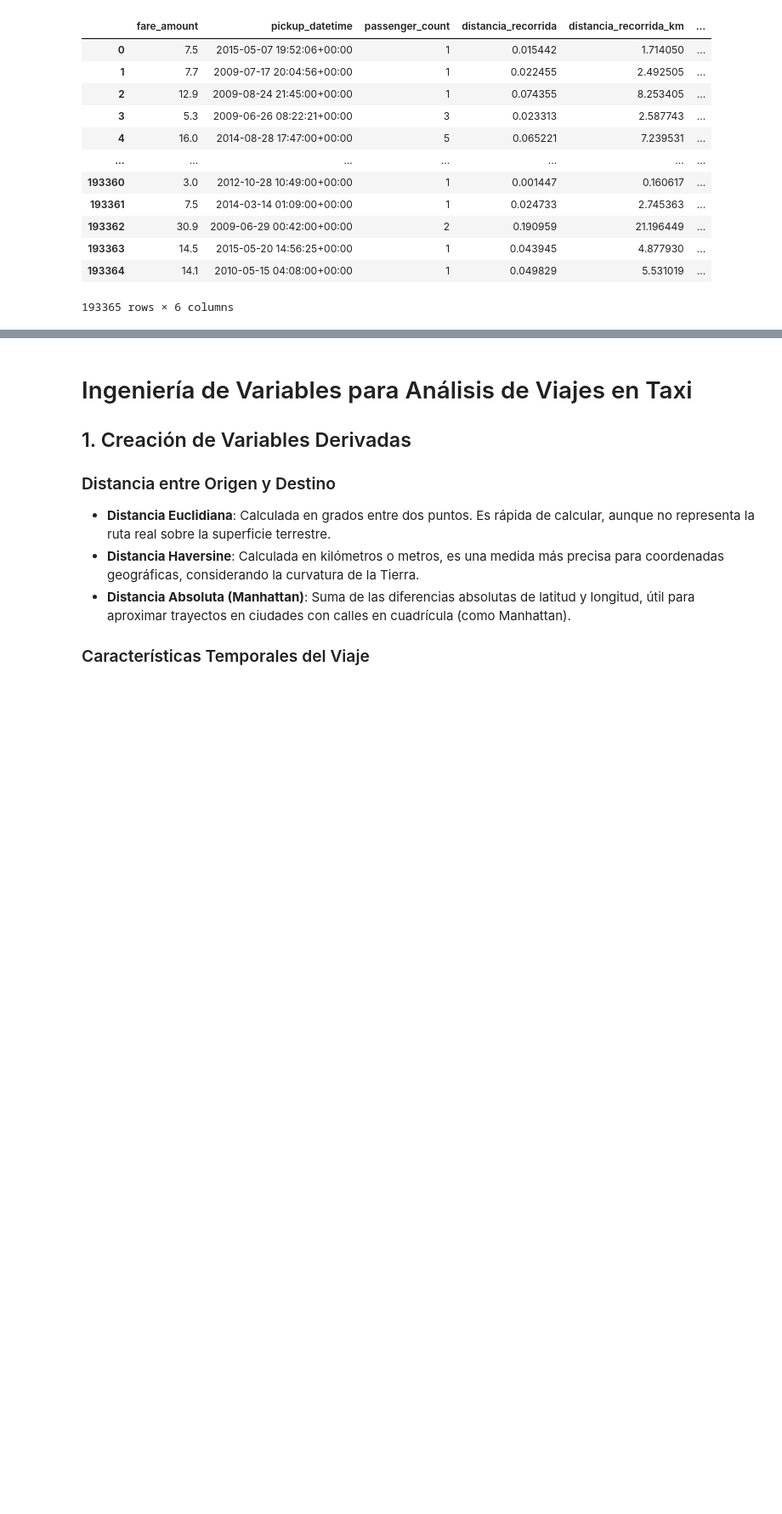
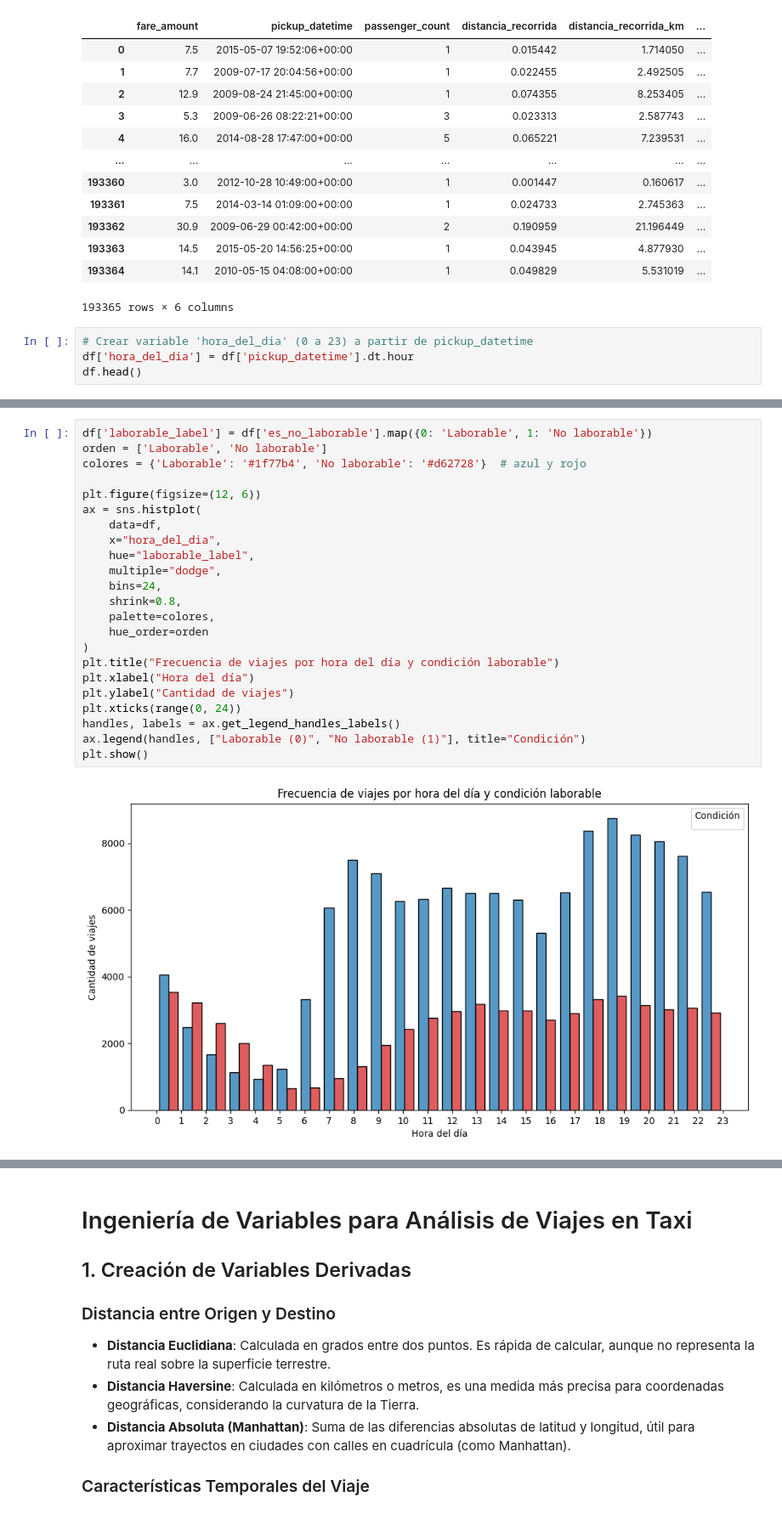
Before and after one commit to FedeZ2008/AA1-TUIA-2025C2-LEON-ZIMMER, a Jupyter notebook: TP1_Regresion.ipynb, the cells around one changed output, grey strips where cells are left out. Shown at 85% size. Drawn from its saved outputs; the diff is of its cells as text; blank space fills up the shorter version.

```diff
--- a/TP1_Regresion.ipynb
+++ b/TP1_Regresion.ipynb
@@ -307,3 +307,7 @@ df
 | 193363 | 14.5 | 2015-05-20 14:56:25+00:00 | 1 | 0.043945 | 4.877930 | ... |
 | 193364 | 14.1 | 2010-05-15 04:08:00+00:00 | 1 | 0.049829 | 5.531019 | ... |
 193365 rows × 6 columns
+# %%
+# Crear variable 'hora_del_dia' (0 a 23) a partir de pickup_datetime
+df['hora_del_dia'] = df['pickup_datetime'].dt.hour
+df.head()
@@ -309,0 +321,25 @@ df
+# %%
+df['laborable_label'] = df['es_no_laborable'].map({0: 'Laborable', 1: 'No laborable'})
+orden = ['Laborable', 'No laborable']
+colores = {'Laborable': '#1f77b4', 'No laborable': '#d62728'}  # azul y rojo
+
+plt.figure(figsize=(12, 6))
+ax = sns.histplot(
+    data=df,
+    x="hora_del_dia",
+    hue="laborable_label",
+    multiple="dodge",
+    bins=24,
+    shrink=0.8,
+    palette=colores,
+    hue_order=orden
+)
+plt.title("Frecuencia de viajes por hora del día y condición laborable")
+plt.xlabel("Hora del día")
+plt.ylabel("Cantidad de viajes")
+plt.xticks(range(0, 24))
+handles, labels = ax.get_legend_handles_labels()
+ax.legend(handles, ["Laborable (0)", "No laborable (1)"], title="Condición")
+plt.show()
+# %% [output]
+[figure, added]
```
Also changed, not shown: parts of 3 cells of this notebook.
